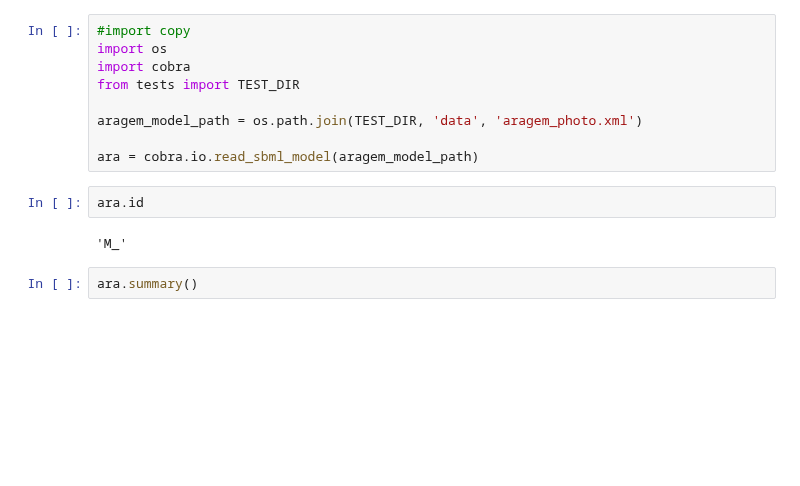
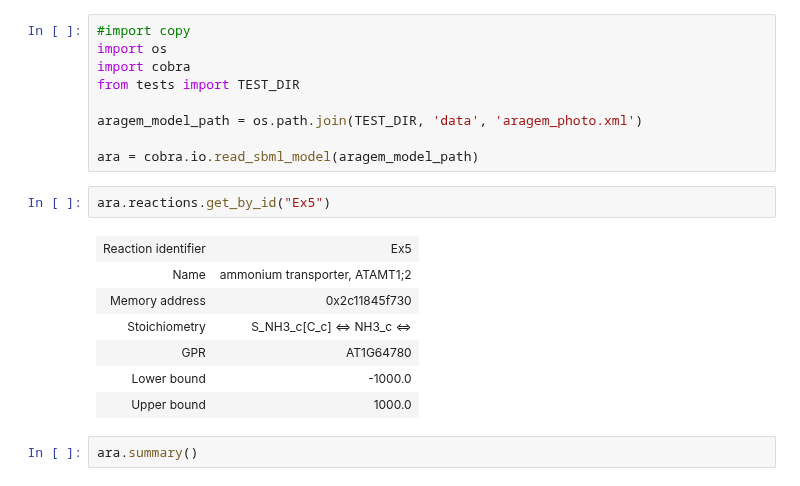
Before and after one commit to LucianaMartins26/DielModels, a Jupyter notebook: examples/aragem_model_exploration.ipynb, the cells around one changed output. Saved outputs shown, nothing was run; the diff lists cells and outputs as text; blank space fills up the shorter version.

```diff
--- a/examples/aragem_model_exploration.ipynb
+++ b/examples/aragem_model_exploration.ipynb
@@ -7,10 +7,16 @@ from tests import TEST_DIR
 aragem_model_path = os.path.join(TEST_DIR, 'data', 'aragem_photo.xml')
 
 ara = cobra.io.read_sbml_model(aragem_model_path)
-# %%
-ara.id
-# %% [output]
-'M_'
+# %%
+ara.reactions.get_by_id("Ex5")
+# %% [output]
+| Reaction identifier | Ex5 |
+| Name | ammonium transporter, ATAMT1;2 |
+| Memory address | 0x2c11845f730 |
+| Stoichiometry | S_NH3_c[C_c] <=> NH3_c <=> |
+| GPR | AT1G64780 |
+| Lower bound | -1000.0 |
+| Upper bound | 1000.0 |
 # %%
 ara.summary()
 # %% [output]
```
Also changed, not shown: 15 other files.
